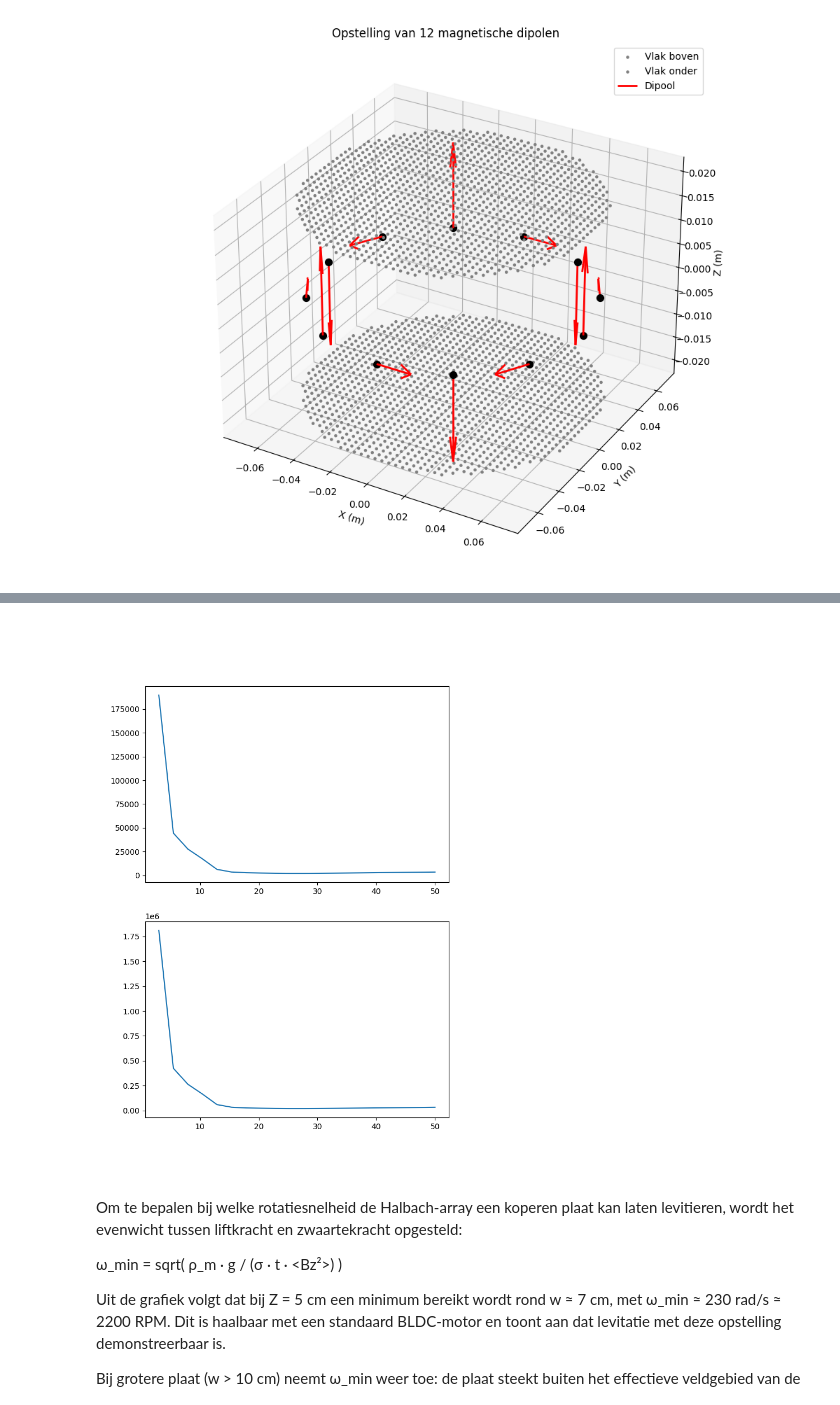
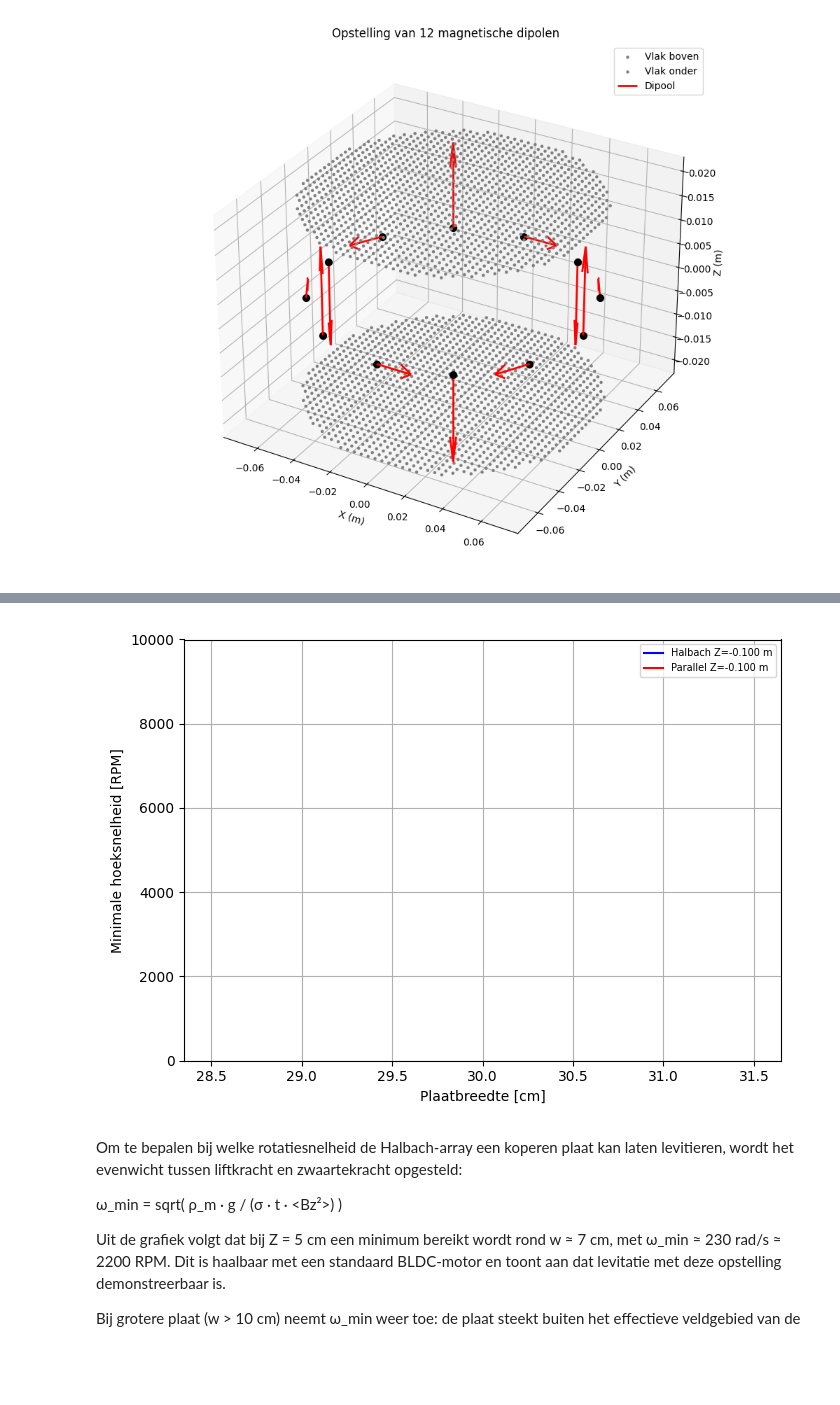
Before and after one commit to JensGroen/DEF-E, a Jupyter notebook: DEF eindproject simulatie en wiskundige benadering groep 15.ipynb, the cells around one changed output, grey strips where cells are left out. Cells and saved outputs as stored; diff of their text form; code cells hidden in the pictures; blank space fills up the shorter version.

```diff
--- a/DEF eindproject simulatie en wiskundige benadering groep 15.ipynb
+++ b/DEF eindproject simulatie en wiskundige benadering groep 15.ipynb
@@ -194,8 +235,8 @@ configuratie_namen = {
 configuratie = 1
 
 # Magneet waardes
-rmag = 18*10**-3 # radius magneet
-hmag = 3*10**-3 # hoogte magneet
+rmag = 15*10**-3/2 # radius magneet
+hmag = 8*10**-3/2 # hoogte magneet
 
 nmag = 10 # resolutie grid magneet
 
@@ -671,62 +706,52 @@ $$\boxed{\omega_{min} = \sqrt{\frac{\rho \cdot t^2 \cdot g}{\sigma \cdot \Phi(A)
 # %%
+# Resolutie
+n_magneet = 8
+n_flux    = 8
+
 # ── Constanten ───────────────────────────────────────────────
-config = 1
-sigma = 6e7
-rho_m = 8960
-g     = 9.81
-t     = 0.003
+sigma = 6e7       # elektrische geleiding [S/m]
+rho_m = 8960      # dichtheid koper [kg/m³]
+g     = 9.81      # valversnelling [m/s²]
+t     = 0.003     # plaatdikte [m]
 
 # ── Parameters ───────────────────────────────────────────────
-N_vals     = 12
-width_vals = np.linspace(0.03, 0.5, 20)
-width_cm   = width_vals * 100
-n_flux_kwadraat = 30
-z_plaat = np.linspace(0.05, 0.1, 10)
+breedte_vals = np.linspace(0.3, 0.3, 1)
+breedte_cm   = breedte_vals * 100
+z_plaat      = np.linspace(-0.1, -0.1, 1)
+
+# ── Figure ───────────────────────────────────────────────────
+fig, ax = plt.subplots(figsize=(7, 5))
 
 
 
-conf = configuratie_namen[configuratie]
-# ── Figure met 2 subplots ────────────────────────────────────
-fig, (ax1, ax2) = plt.subplots(2, 1, figsize=(7, 10))
+for cfg, kleur in [("Halbach", "blue"), ("Parallel", "red")]:
+    for Z in z_plaat:
+        RPM_vals = []
+        for w in breedte_vals:
+            vlak      = maak_vlak_cirkel(w, Z, n_flux)[0]
+            a = 10%flux_kwadraat(vlak, cfg, p)
+            Phi2      = a  # ∫ Bz² dA  [T²·m²]
+            Bz_rms    = np.sqrt(Phi2 / w**2)          # kwadratisch gemiddelde Bz [T]
 
-for Z in z_plaat:
-    omega_min_vals = []
-    RPM_min_vals   = []
+            if Bz_rms > 1e-6:
+                omega = np.sqrt((rho_m * g) / (sigma * t * Bz_rms**2))
+                RPM   = omega * 60 / (2 * np.pi)
+            else:
+                RPM   = np.nan
 
-    for w in width_vals:
-        vlak  = maak_vlak_cirkel(w, Z, n_flux_kwadraat, xo1, yo1)[0]
-        Phi2  = flux_kwadraat(vlak, conf, p, N,rmag,zmag,nmag)
-        A     = w**2
-        Bz    = np.sqrt(Phi2 / A)
+            RPM_vals.append(RPM)
 
-        if Bz > 1e-6:
-            omega_min = np.sqrt((rho_m * g) / (sigma * t * Bz**2))
-            RPM       = omega_min * 60 / (2 * np.pi)
-        else:
-            omega_min = np.nan
-            RPM       = np.nan
-
-        omega_min_vals.append(omega_min)
-        RPM_min_vals.append(RPM)
-
-    # plot beide
-    ax1.plot(width_cm, omega_min_vals, label=f"Z={Z}")
-    ax2.plot(width_cm, RPM_min_vals, label=f"Z={Z}")
-
-# ── Opmaak ───────────────────────────────────────────────────
-ax1.set_xlabel("Plaatbreedte [cm]")
-ax1.set_ylabel("Hoeksnelheid ω [rad/s]")
-ax1.legend()
-ax1.grid(True)
-ax1.set_ylim(0, 1000)
-
-ax2.set_xlabel("Plaatbreedte [cm]")
-ax2.set_ylabel("Hoeksnelheid RPM [rot/min]")
-ax2.legend()
-ax2.grid(True)
-ax2.set_ylim(0, 10000)
+        ax.plot(breedte_cm, RPM_vals, color=kleur,
+                label=f"{cfg} Z={Z:.3f} m")
 
 
+print(RPM_vals)
+# ── Opmaak ───────────────────────────────────────────────────
+ax.set_xlabel("Plaatbreedte [cm]")
+ax.set_ylabel("Minimale hoeksnelheid [RPM]")
+ax.set_ylim(0, 10000)
+ax.legend(fontsize=7)
+ax.grid(True)
 plt.tight_layout()
 plt.show()
 # %% [output]
@@ -734,4 +759,4 @@ KeyboardInterrupt:
-[figure, old version]
+[figure, new version]
 # %% [markdown]
 Om te bepalen bij welke rotatiesnelheid de Halbach-array een koperen plaat kan laten
 levitieren, wordt het evenwicht tussen liftkracht en zwaartekracht opgesteld:
```
Also changed, not shown: parts of 9 cells of this notebook, 3 other files.
